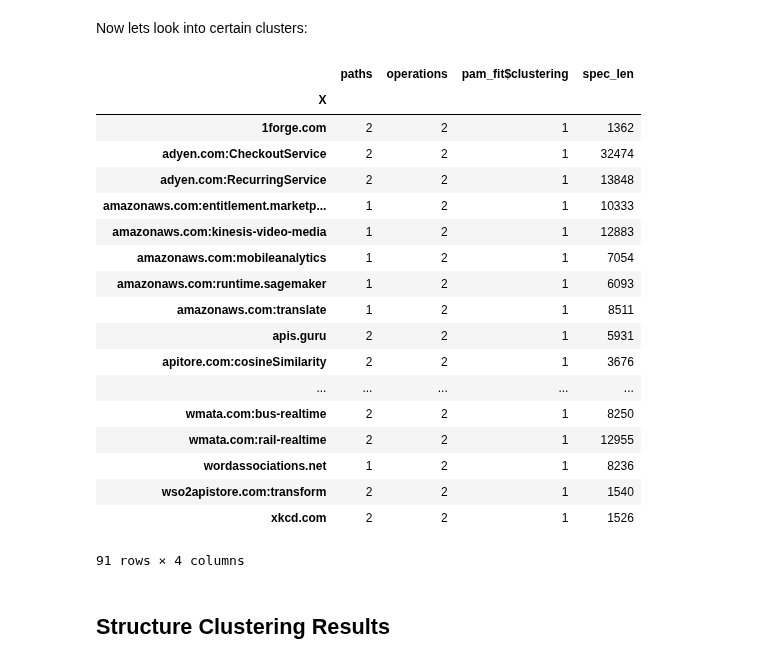
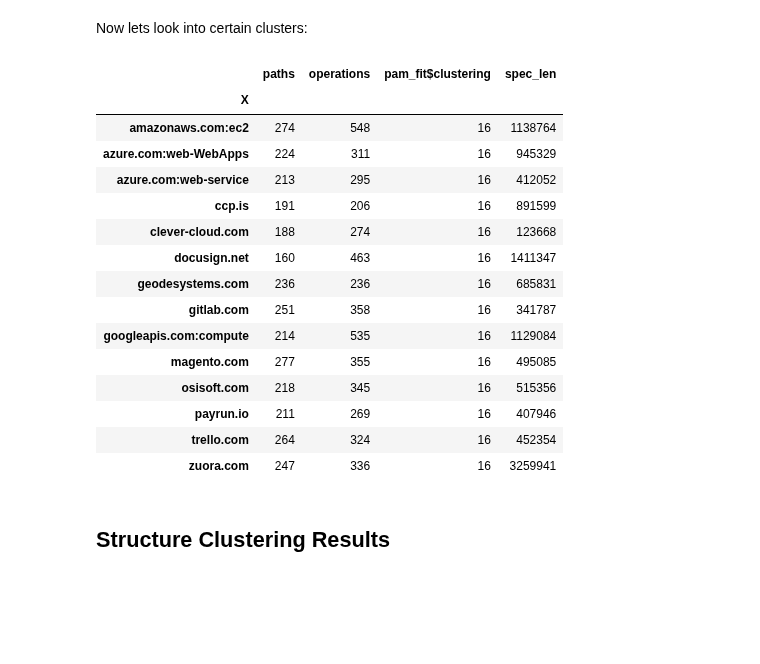
Before and after one commit to pmanlukas/thesisdata, a Jupyter notebook: Analyse Cluster.ipynb, the cells around one changed output. Saved outputs shown, nothing was run; the diff lists cells and outputs as text; code cells hidden in the pictures; blank space fills up the shorter version.

```diff
--- a/Analyse Cluster.ipynb
+++ b/Analyse Cluster.ipynb
@@ -456,28 +456,25 @@ memory usage: 1.4 KB
 # %% [markdown]
 Now lets look into certain clusters:
 # %%
-cluster_n =  pathdf['pam_fit$clustering']==1
+cluster_n =  pathdf['pam_fit$clustering']==16
 pathdf[cluster_n]
 # %% [output]
 |  | paths | operations | pam_fit$clustering | spec_len |
 | X |  |  |  |  |
-| 1forge.com | 2 | 2 | 1 | 1362 |
-| adyen.com:CheckoutService | 2 | 2 | 1 | 32474 |
-| adyen.com:RecurringService | 2 | 2 | 1 | 13848 |
-| amazonaws.com:entitlement.marketp... | 1 | 2 | 1 | 10333 |
-| amazonaws.com:kinesis-video-media | 1 | 2 | 1 | 12883 |
-| amazonaws.com:mobileanalytics | 1 | 2 | 1 | 7054 |
-| amazonaws.com:runtime.sagemaker | 1 | 2 | 1 | 6093 |
-| amazonaws.com:translate | 1 | 2 | 1 | 8511 |
-| apis.guru | 2 | 2 | 1 | 5931 |
-| apitore.com:cosineSimilarity | 2 | 2 | 1 | 3676 |
-| ... | ... | ... | ... | ... |
-| wmata.com:bus-realtime | 2 | 2 | 1 | 8250 |
-| wmata.com:rail-realtime | 2 | 2 | 1 | 12955 |
-| wordassociations.net | 1 | 2 | 1 | 8236 |
-| wso2apistore.com:transform | 2 | 2 | 1 | 1540 |
-| xkcd.com | 2 | 2 | 1 | 1526 |
+| amazonaws.com:ec2 | 274 | 548 | 16 | 1138764 |
+| azure.com:web-WebApps | 224 | 311 | 16 | 945329 |
+| azure.com:web-service | 213 | 295 | 16 | 412052 |
+| ccp.is | 191 | 206 | 16 | 891599 |
+| clever-cloud.com | 188 | 274 | 16 | 123668 |
+| docusign.net | 160 | 463 | 16 | 1411347 |
+| geodesystems.com | 236 | 236 | 16 | 685831 |
+| gitlab.com | 251 | 358 | 16 | 341787 |
+| googleapis.com:compute | 214 | 535 | 16 | 1129084 |
+| magento.com | 277 | 355 | 16 | 495085 |
+| osisoft.com | 218 | 345 | 16 | 515356 |
+| payrun.io | 211 | 269 | 16 | 407946 |
+| trello.com | 264 | 324 | 16 | 452354 |
+| zuora.com | 247 | 336 | 16 | 3259941 |
-91 rows × 4 columns
 # %% [markdown]
 ## Structure Clustering Results
 # %%
```
Also changed, not shown: parts of 3 cells of this notebook, 4 other files.
